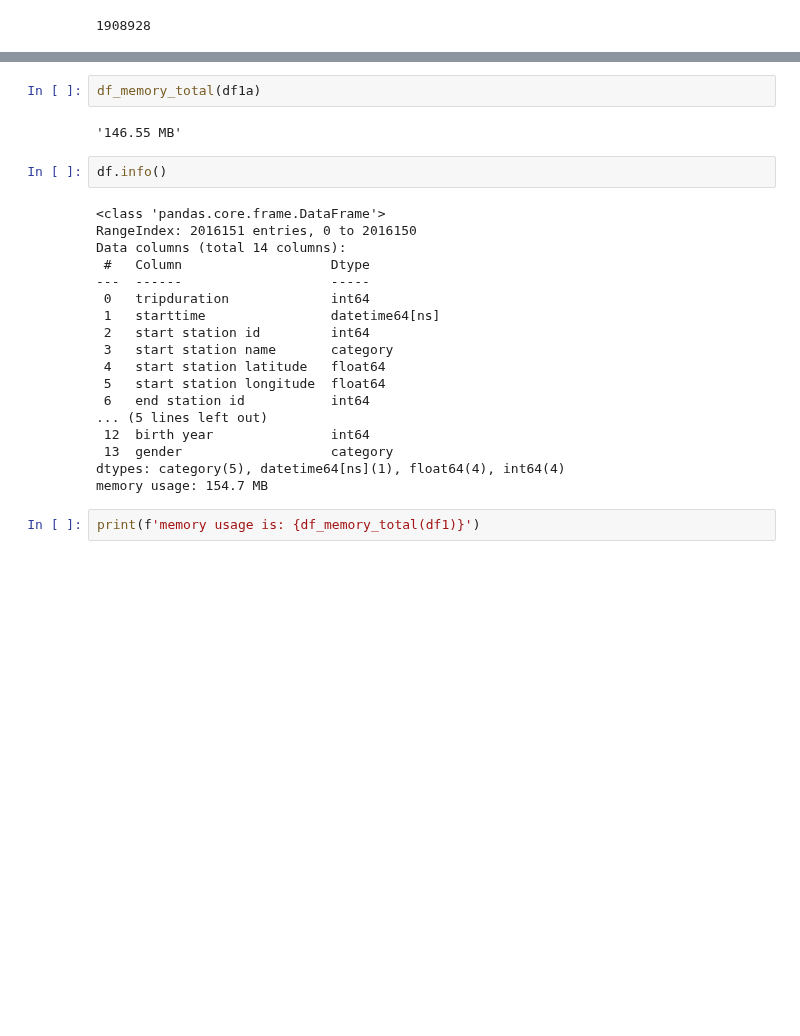
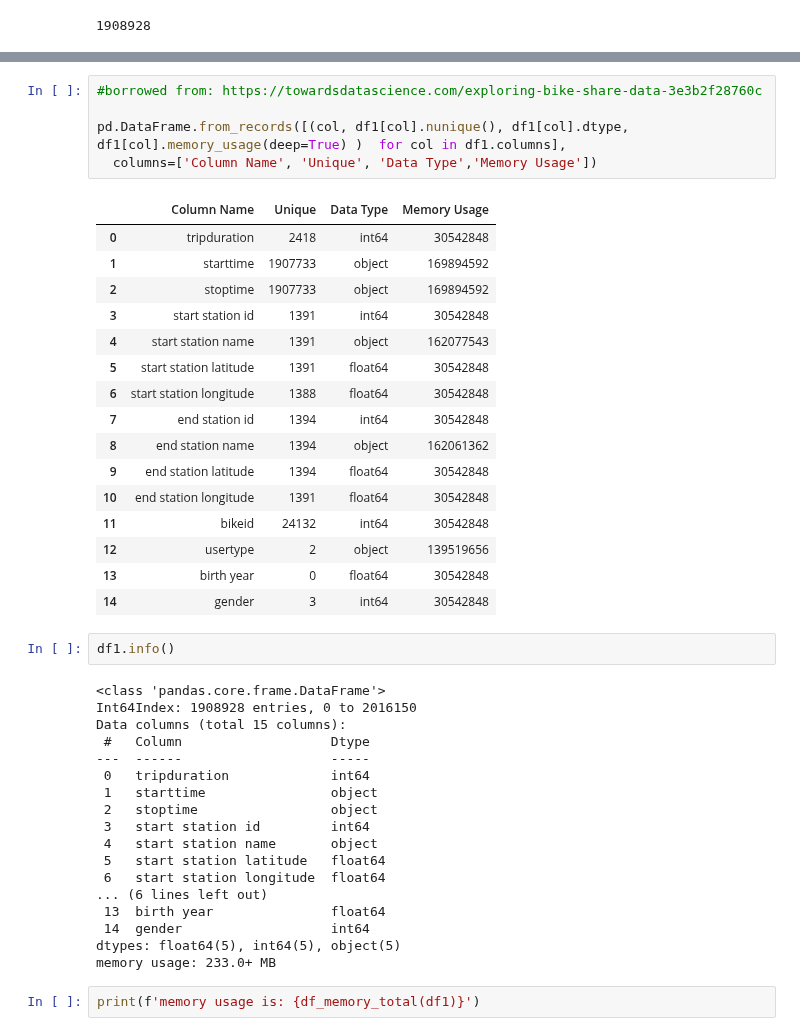
Before and after one commit to d4t4Guy/tableau-challenge, a Jupyter notebook: CitiBike-2021-04cleaningProcess.ipynb, the cells around one changed output, grey strips where cells are left out. Drawn from its saved outputs; the diff is of its cells as text; blank space fills up the shorter version.

```diff
--- a/CitiBike-2021-04cleaningProcess.ipynb
+++ b/CitiBike-2021-04cleaningProcess.ipynb
@@ -236,30 +250,48 @@ df1a.describe().round(2)
 | 50% | 650.00 | 3148.00 | 40.74 | -73.98 | 3147.00 | ... |
 | 75% | 1106.00 | 3641.00 | 40.77 | -73.96 | 3637.00 | ... |
 | max | 2478.00 | 4502.00 | 40.87 | -73.88 | 4502.00 | ... |
-# %%
-df_memory_total(df1a)
-# %% [output]
-'146.55 MB'
+# %%
+#borrowed from: https://towardsdatascience.com/exploring-bike-share-data-3e3b2f28760c
+
+pd.DataFrame.from_records([(col, df1[col].nunique(), df1[col].dtype, df1[col].memory_usage(deep=True) )  for col in df1.columns],
+  columns=['Column Name', 'Unique', 'Data Type','Memory Usage'])
+# %% [output]
+|  | Column Name | Unique | Data Type | Memory Usage |
+| 0 | tripduration | 2418 | int64 | 30542848 |
+| 1 | starttime | 1907733 | object | 169894592 |
+| 2 | stoptime | 1907733 | object | 169894592 |
+| 3 | start station id | 1391 | int64 | 30542848 |
+| 4 | start station name | 1391 | object | 162077543 |
+| 5 | start station latitude | 1391 | float64 | 30542848 |
+| 6 | start station longitude | 1388 | float64 | 30542848 |
+| 7 | end station id | 1394 | int64 | 30542848 |
+| 8 | end station name | 1394 | object | 162061362 |
+| 9 | end station latitude | 1394 | float64 | 30542848 |
+| 10 | end station longitude | 1391 | float64 | 30542848 |
+| 11 | bikeid | 24132 | int64 | 30542848 |
+| 12 | usertype | 2 | object | 139519656 |
+| 13 | birth year | 0 | float64 | 30542848 |
+| 14 | gender | 3 | int64 | 30542848 |
 # %%
-df.info()
+df1.info()
 # %% [output]
 <class 'pandas.core.frame.DataFrame'>
-RangeIndex: 2016151 entries, 0 to 2016150
-Data columns (total 14 columns):
+Int64Index: 1908928 entries, 0 to 2016150
+Data columns (total 15 columns):
  #   Column                   Dtype
 ---  ------                   -----
  0   tripduration             int64
- 1   starttime                datetime64[ns]
- 2   start station id         int64
- 3   start station name       category
- 4   start station latitude   float64
- 5   start station longitude  float64
- 6   end station id           int64
-... (5 lines left out)
- 12  birth year               int64
- 13  gender                   category
-dtypes: category(5), datetime64[ns](1), float64(4), int64(4)
-memory usage: 154.7 MB
+ 1   starttime                object
+ 2   stoptime                 object
+ 3   start station id         int64
+ 4   start station name       object
+ 5   start station latitude   float64
+ 6   start station longitude  float64
+... (6 lines left out)
+ 13  birth year               float64
+ 14  gender                   int64
+dtypes: float64(5), int64(5), object(5)
+memory usage: 233.0+ MB
 # %%
 print(f'memory usage is: {df_memory_total(df1)}')
 # %% [output]
```
Also changed, not shown: parts of 9 cells of this notebook, 4 other files.
